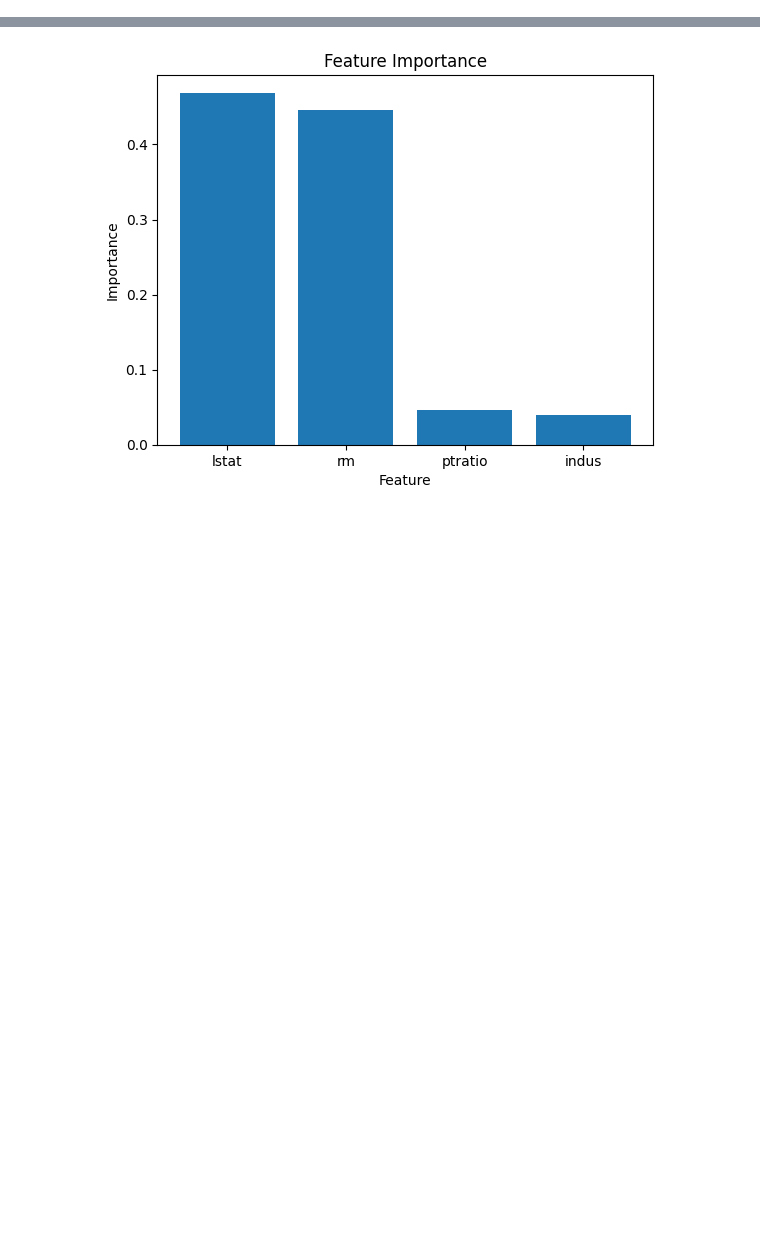
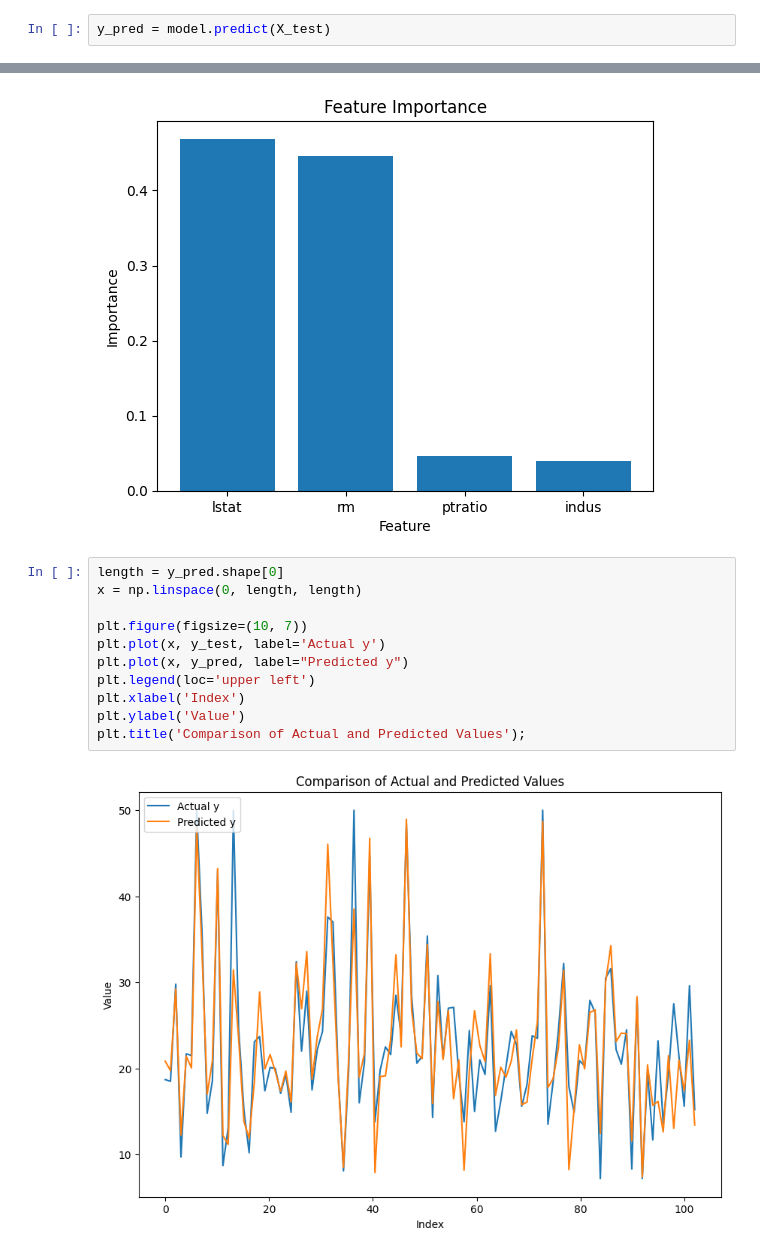
Before and after one commit to detodavide/test_immobile, a Jupyter notebook: test.ipynb, the cells around one changed output, grey strips where cells are left out. Saved outputs shown, nothing was run; the diff lists cells and outputs as text; blank space fills up the shorter version.

```diff
--- a/test.ipynb
+++ b/test.ipynb
@@ -240,6 +239,8 @@ model = RandomForestRegressor()
 model.fit(X_train, y_train)
 # %% [output]
 RandomForestRegressor()
+# %%
+y_pred = model.predict(X_test)
 # %%
 feat_list = []
 imp_list = []
@@ -267,3 +268,16 @@ plt.title('Feature Importance')
 # %% [output]
 Text(0.5, 1.0, 'Feature Importance')
 [figure]
+# %%
+length = y_pred.shape[0]
+x = np.linspace(0, length, length)
+
+plt.figure(figsize=(10, 7))
+plt.plot(x, y_test, label='Actual y')
+plt.plot(x, y_pred, label="Predicted y")
+plt.legend(loc='upper left')
+plt.xlabel('Index')
+plt.ylabel('Value')
+plt.title('Comparison of Actual and Predicted Values');
+# %% [output]
+[figure, added]
```
Also changed, not shown: parts of 3 cells of this notebook, 6 other files.
